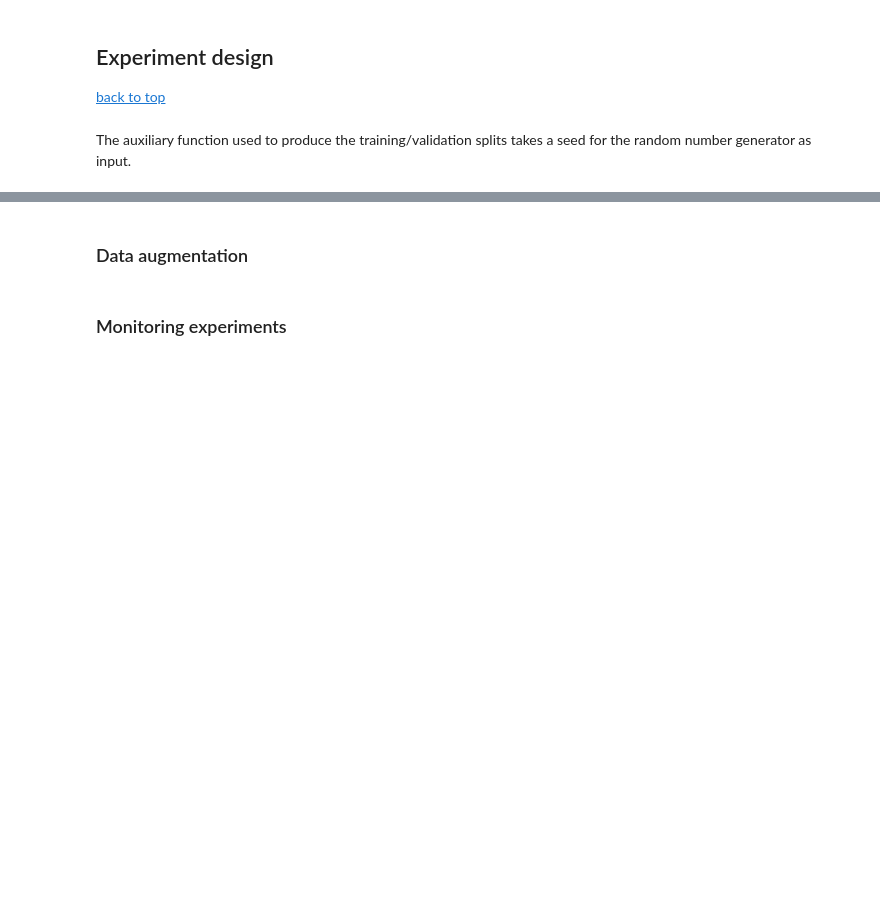
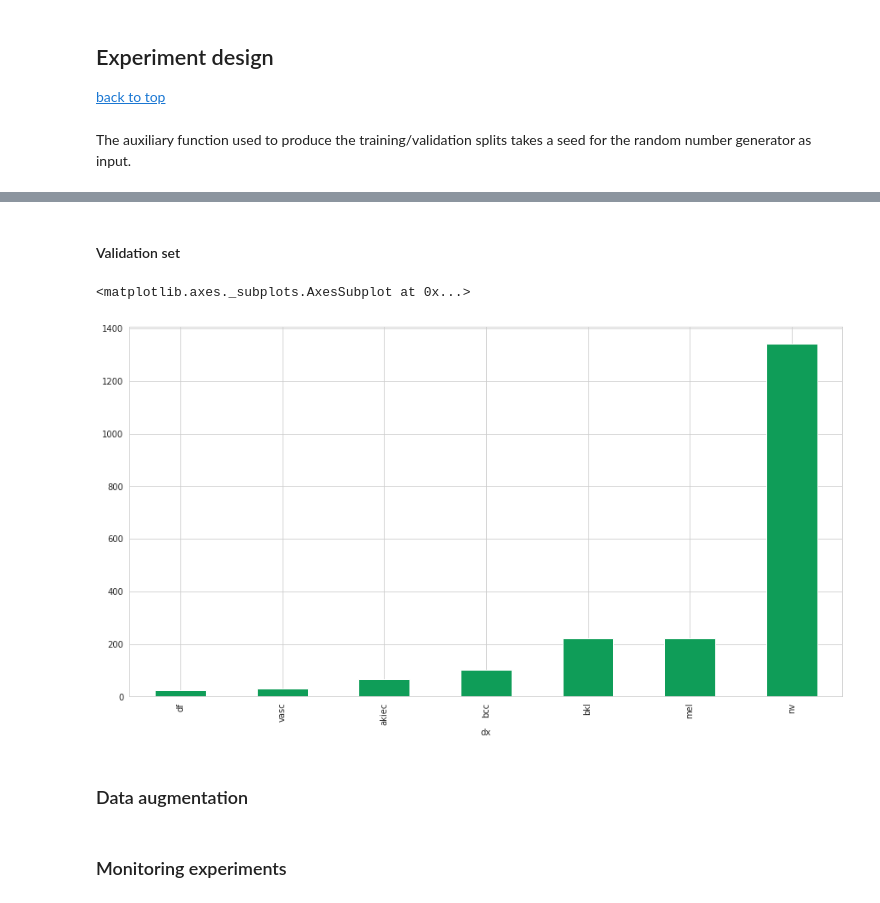
Before and after one commit to matteo-peltarion/classification-toolkit, a Jupyter notebook: notebooks/report.ipynb, the cells around one changed output, grey strips where cells are left out. Saved outputs shown, nothing was run; the diff lists cells and outputs as text; code cells hidden in the pictures; blank space fills up the shorter version.

```diff
--- a/notebooks/report.ipynb
+++ b/notebooks/report.ipynb
@@ -177,3 +260,11 @@ The auxiliary function used to produce the training/validation splits takes a se
+# %% [markdown]
+#### Validation set
+# %%
+plt.figure(figsize=(15,8))
+data_val.groupby(LABEL_COLUMN).count()['sex'].sort_values().plot(kind='bar', color='#0f9d58')
+# %% [output]
+<matplotlib.axes._subplots.AxesSubplot at 0x...>
+[figure, added]
 # %% [markdown]
 ### Data augmentation
 # %%
```
Also changed, not shown: parts of 15 cells of this notebook.
